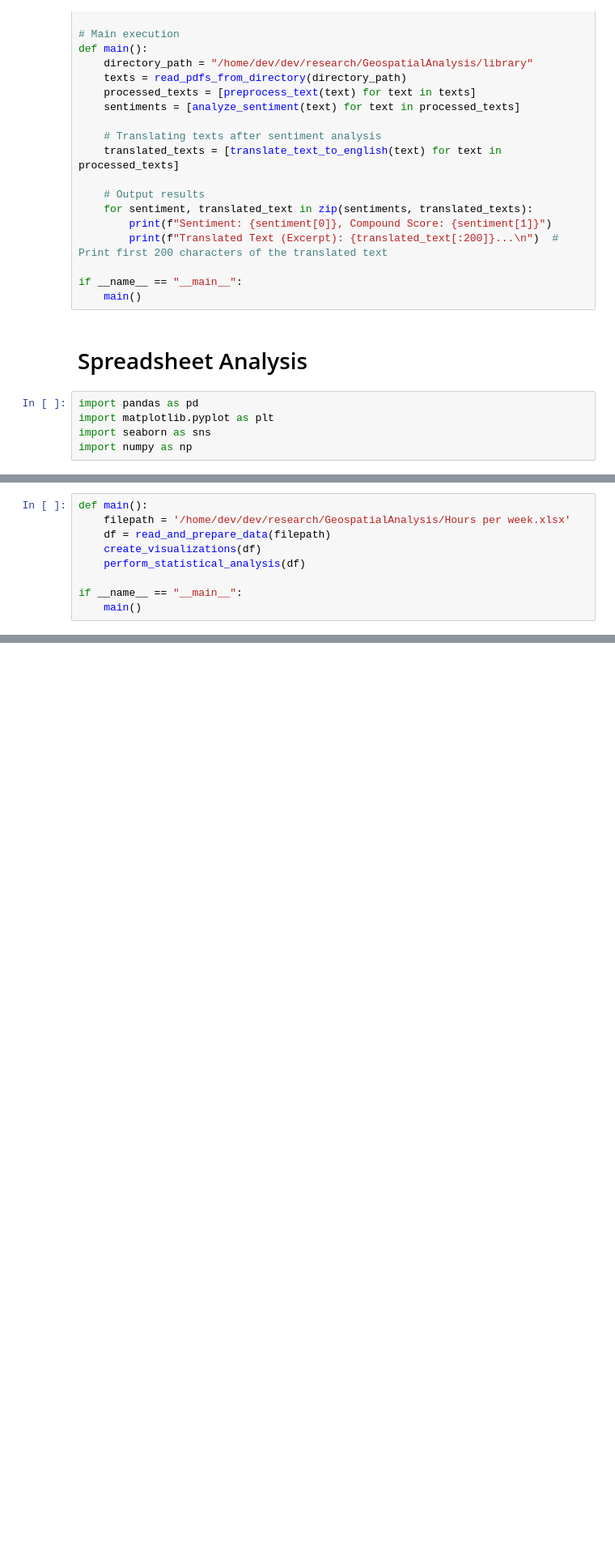
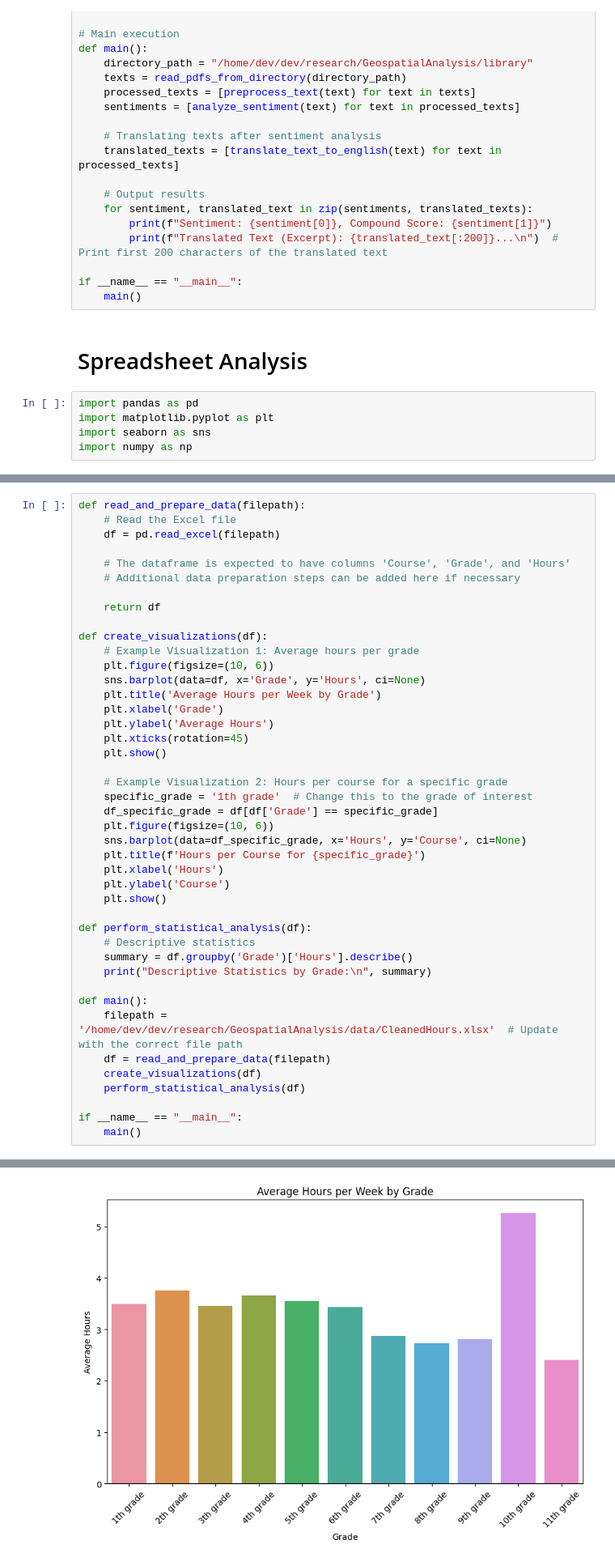
Before and after one commit to BraedenCu/GeospatialAnalysis, a Jupyter notebook: main.ipynb, the cells around one changed output, grey strips where cells are left out. Shown at 81% size. Saved outputs shown, nothing was run; the diff lists cells and outputs as text; blank space fills up the shorter version.

```diff
--- a/main.ipynb
+++ b/main.ipynb
@@ -193,12 +167,3 @@ def perform_statistical_analysis(df):
-# %%
-def main():
-    filepath = '/home/dev/dev/research/GeospatialAnalysis/Hours per week.xlsx'
-    df = read_and_prepare_data(filepath)
-    create_visualizations(df)
-    perform_statistical_analysis(df)
-
-if __name__ == "__main__":
-    main()
 # %%
 import pandas as pd
 import matplotlib.pyplot as plt
@@ -266,0 +219,44 @@ Ukrainian total per week                             4.0   6.0
+# %%
+def read_and_prepare_data(filepath):
+    # Read the Excel file
+    df = pd.read_excel(filepath)
+
+    # The dataframe is expected to have columns 'Course', 'Grade', and 'Hours'
+    # Additional data preparation steps can be added here if necessary
+
+    return df
+
+def create_visualizations(df):
+    # Example Visualization 1: Average hours per grade
+    plt.figure(figsize=(10, 6))
+    sns.barplot(data=df, x='Grade', y='Hours', ci=None)
+    plt.title('Average Hours per Week by Grade')
+    plt.xlabel('Grade')
+    plt.ylabel('Average Hours')
+    plt.xticks(rotation=45)
+    plt.show()
+
+    # Example Visualization 2: Hours per course for a specific grade
+    specific_grade = '1th grade'  # Change this to the grade of interest
+    df_specific_grade = df[df['Grade'] == specific_grade]
+    plt.figure(figsize=(10, 6))
+    sns.barplot(data=df_specific_grade, x='Hours', y='Course', ci=None)
+    plt.title(f'Hours per Course for {specific_grade}')
+    plt.xlabel('Hours')
+    plt.ylabel('Course')
+    plt.show()
+
+def perform_statistical_analysis(df):
+    # Descriptive statistics
+    summary = df.groupby('Grade')['Hours'].describe()
+    print("Descriptive Statistics by Grade:\n", summary)
+
+def main():
+    filepath = '/home/dev/dev/research/GeospatialAnalysis/data/CleanedHours.xlsx'  # Update with the correct file path
+    df = read_and_prepare_data(filepath)
+    create_visualizations(df)
+    perform_statistical_analysis(df)
+
+if __name__ == "__main__":
+    main()
+# %% [output]
@@ -266,0 +266 @@ Ukrainian total per week                             4.0   6.0
+[figure, added]
```
Also changed, not shown: parts of 4 cells of this notebook.
